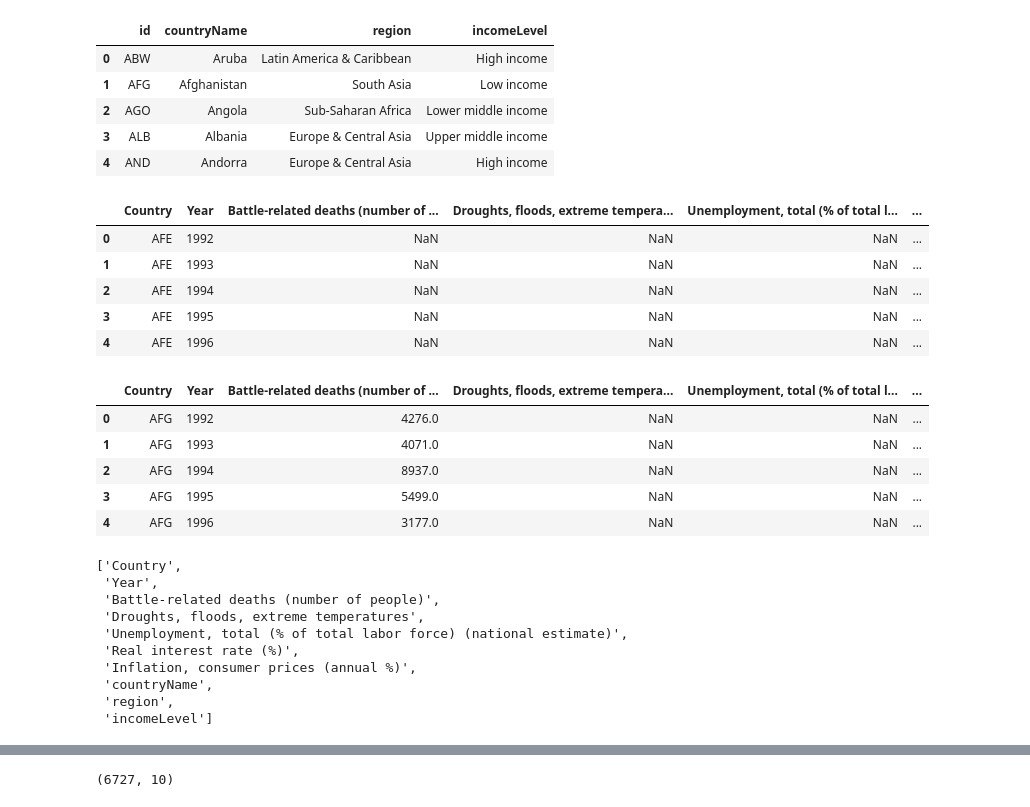
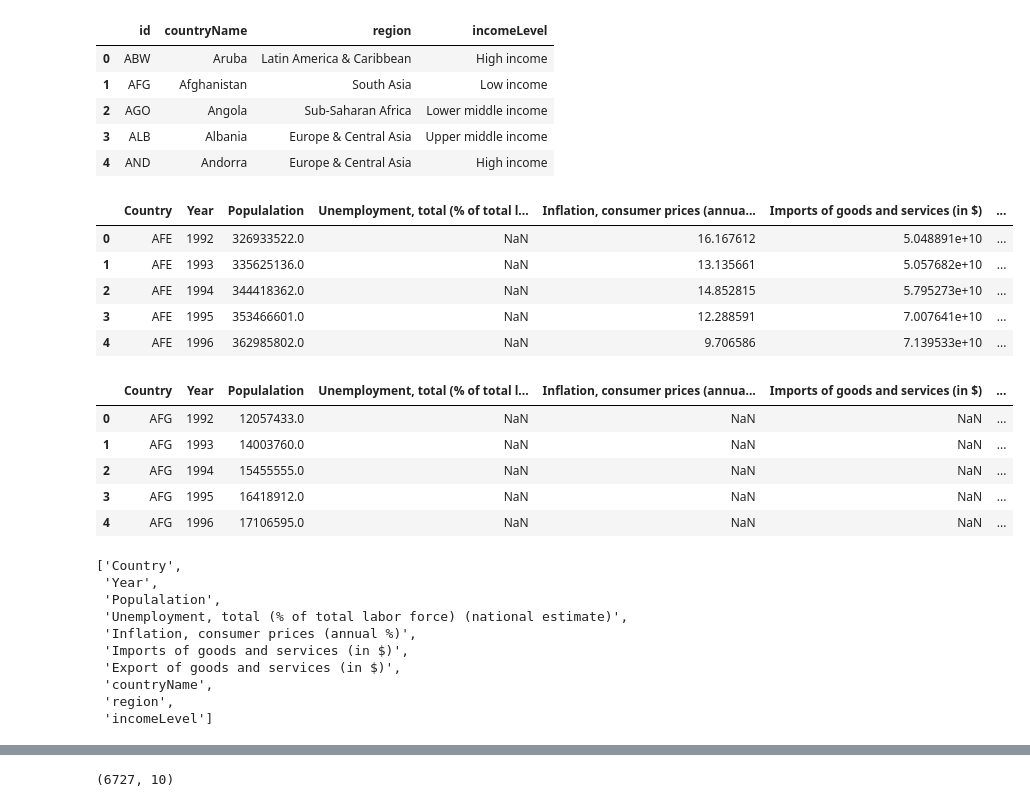
Before and after one commit to miTTimmiTTim/TIDS, a Jupyter notebook: ClassProject.ipynb, the cells around one changed output, grey strips where cells are left out. Saved outputs shown, nothing was run; the diff lists cells and outputs as text; code cells hidden in the pictures.

```diff
--- a/ClassProject.ipynb
+++ b/ClassProject.ipynb
@@ -561,39 +561,42 @@ countries.head()
 | 4 | AND | Andorra | Europe & Central Asia | High income |
 # %%
 data_series_dict = {
-    'Battle-related deaths (number of people)' : 'VC.BTL.DETH',
-    'Droughts, floods, extreme temperatures' : 'EN.CLC.MDAT.ZS',
+    #'Battle-related deaths (number of people)' : 'VC.BTL.DETH',
+    #'Droughts, floods, extreme temperatures' : 'EN.CLC.MDAT.ZS',
+    'Populalation':'SP.POP.TOTL',
     'Unemployment, total (% of total labor force) (national estimate)' : 'SL.UEM.TOTL.NE.ZS',
-    'Real interest rate (%)':'FR.INR.RINR',
-    'Inflation, consumer prices (annual %)':'FP.CPI.TOTL.ZG'
+    #'Real interest rate (%)':'FR.INR.RINR',
+    'Inflation, consumer prices (annual %)':'FP.CPI.TOTL.ZG',
+    'Imports of goods and services (in $)':'NE.IMP.GNFS.CD',
+    'Export of goods and services (in $)':'NE.EXP.GNFS.CD'
 
 
 }
 
 df = pd.DataFrame()
 
 for var_name, series_name in data_series_dict.items():
     #Get series with the dict
     data_series = wb.get_series(series_name, date='1992:'+str(current_year), id_or_value='id')
 
     # Reset index, drop 'Series' column, and rename the series column
     data_series_df = data_series.reset_index().drop(columns=['Series'])
     data_series_df.rename(columns={series_name: var_name}, inplace=True)
 
     # If result DataFrame is empty, copy the current data
     if df.empty:
         df = data_series_df.copy()
     else:
         # Otherwise merge current data with existing DataFrame
         df = pd.merge(df, data_series_df, on=['Country', 'Year'], how='outer')
 df.head()
 # %% [output]
-|  | Country | Year | Battle-related deaths (number of ... | Droughts, floods, extreme tempera... | Unemployment, total (% of total l... | ... |
-| 0 | AFE | 1992 | NaN | NaN | NaN | ... |
-| 1 | AFE | 1993 | NaN | NaN | NaN | ... |
-| 2 | AFE | 1994 | NaN | NaN | NaN | ... |
-| 3 | AFE | 1995 | NaN | NaN | NaN | ... |
-| 4 | AFE | 1996 | NaN | NaN | NaN | ... |
+|  | Country | Year | Populalation | Unemployment, total (% of total l... | Inflation, consumer prices (annua... | Imports of goods and services (in $) | ... |
+| 0 | AFE | 1992 | 326933522.0 | NaN | 16.167612 | 5.048891e+10 | ... |
+| 1 | AFE | 1993 | 335625136.0 | NaN | 13.135661 | 5.057682e+10 | ... |
+| 2 | AFE | 1994 | 344418362.0 | NaN | 14.852815 | 5.795273e+10 | ... |
+| 3 | AFE | 1995 | 353466601.0 | NaN | 12.288591 | 7.007641e+10 | ... |
+| 4 | AFE | 1996 | 362985802.0 | NaN | 9.706586 | 7.139533e+10 | ... |
 # %%
 # Merge country information into the df
 df = pd.merge(df, countries, left_on='Country', right_on='id')
@@ -601,22 +604,22 @@ df.drop(['id'], axis=1, inplace=True)
 #df.set_index(['Country', 'Year'], inplace=True)
 df.head()
 # %% [output]
-|  | Country | Year | Battle-related deaths (number of ... | Droughts, floods, extreme tempera... | Unemployment, total (% of total l... | ... |
-| 0 | AFG | 1992 | 4276.0 | NaN | NaN | ... |
-| 1 | AFG | 1993 | 4071.0 | NaN | NaN | ... |
-| 2 | AFG | 1994 | 8937.0 | NaN | NaN | ... |
-| 3 | AFG | 1995 | 5499.0 | NaN | NaN | ... |
-| 4 | AFG | 1996 | 3177.0 | NaN | NaN | ... |
+|  | Country | Year | Populalation | Unemployment, total (% of total l... | Inflation, consumer prices (annua... | Imports of goods and services (in $) | ... |
+| 0 | AFG | 1992 | 12057433.0 | NaN | NaN | NaN | ... |
+| 1 | AFG | 1993 | 14003760.0 | NaN | NaN | NaN | ... |
+| 2 | AFG | 1994 | 15455555.0 | NaN | NaN | NaN | ... |
+| 3 | AFG | 1995 | 16418912.0 | NaN | NaN | NaN | ... |
+| 4 | AFG | 1996 | 17106595.0 | NaN | NaN | NaN | ... |
 # %%
 list(df)
 # %% [output]
 ['Country',
  'Year',
- 'Battle-related deaths (number of people)',
- 'Droughts, floods, extreme temperatures',
+ 'Populalation',
  'Unemployment, total (% of total labor force) (national estimate)',
- 'Real interest rate (%)',
  'Inflation, consumer prices (annual %)',
+ 'Imports of goods and services (in $)',
+ 'Export of goods and services (in $)',
  'countryName',
  'region',
  'incomeLevel']
```
Also changed, not shown: parts of 32 cells of this notebook.
